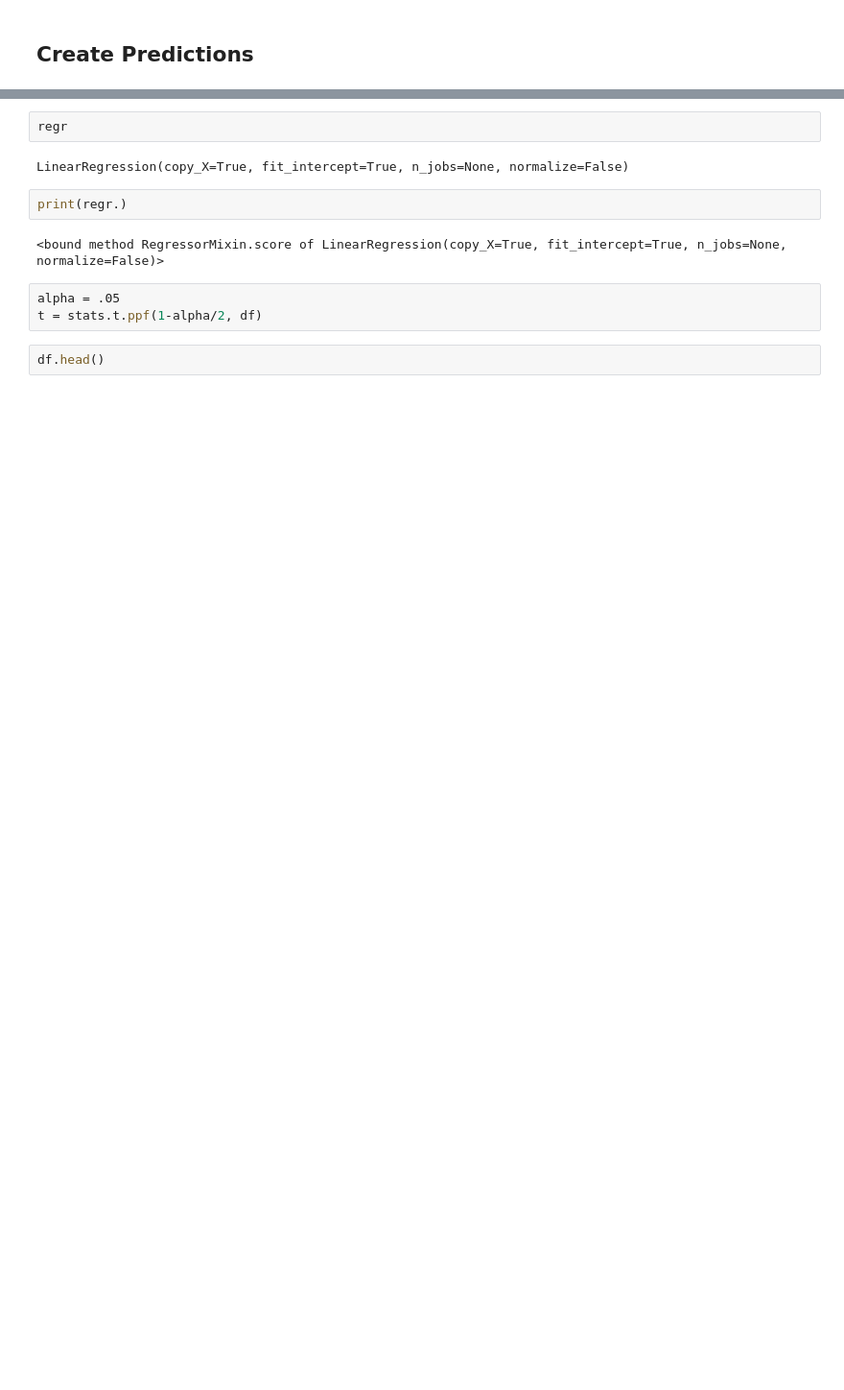
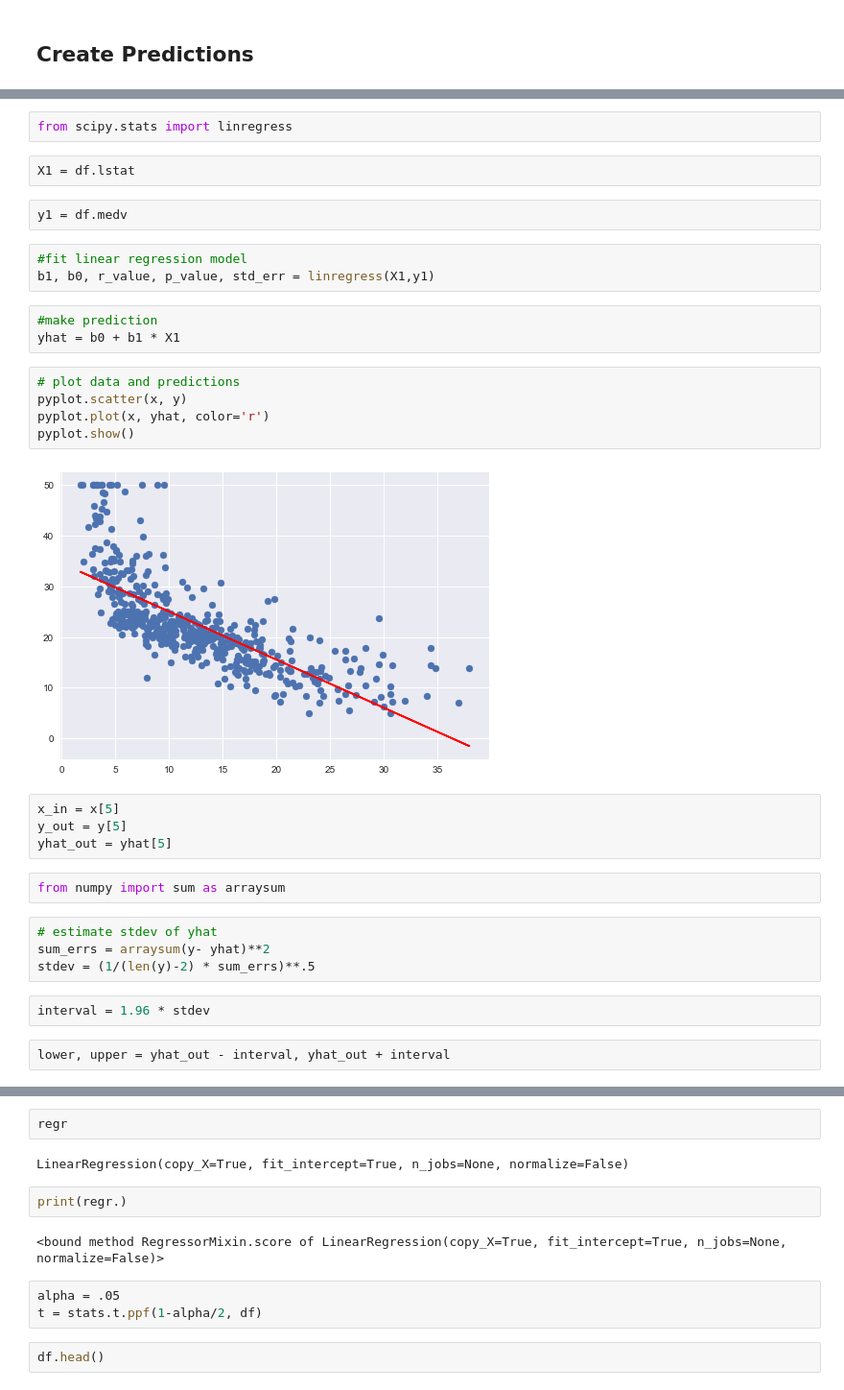
Before and after one commit to jcanque777/islr_labs, a Jupyter notebook: boston_housing.ipynb, the cells around one changed output, grey strips where cells are left out. Shown at 96% size. Saved outputs shown, nothing was run; the diff lists cells and outputs as text; blank space fills up the shorter version.

Commit message:
create prediction function

```diff
--- a/boston_housing.ipynb
+++ b/boston_housing.ipynb
@@ -180,0 +249,33 @@ res.predict()
+# %%
+from scipy.stats import linregress
+# %%
+X1 = df.lstat
+# %%
+y1 = df.medv
+# %%
+#fit linear regression model
+b1, b0, r_value, p_value, std_err = linregress(X1,y1)
+# %%
+#make prediction
+yhat = b0 + b1 * X1
+# %%
+# plot data and predictions
+pyplot.scatter(x, y)
+pyplot.plot(x, yhat, color='r')
+pyplot.show()
+# %% [output]
+[figure, added]
+# %%
+x_in = x[5]
+y_out = y[5]
+yhat_out = yhat[5]
+# %%
+from numpy import sum as arraysum
+# %%
+# estimate stdev of yhat
+sum_errs = arraysum(y- yhat)**2
+stdev = (1/(len(y)-2) * sum_errs)**.5
+# %%
+interval = 1.96 * stdev
+# %%
+lower, upper = yhat_out - interval, yhat_out + interval
```
Also changed, not shown: parts of 15 cells of this notebook.
